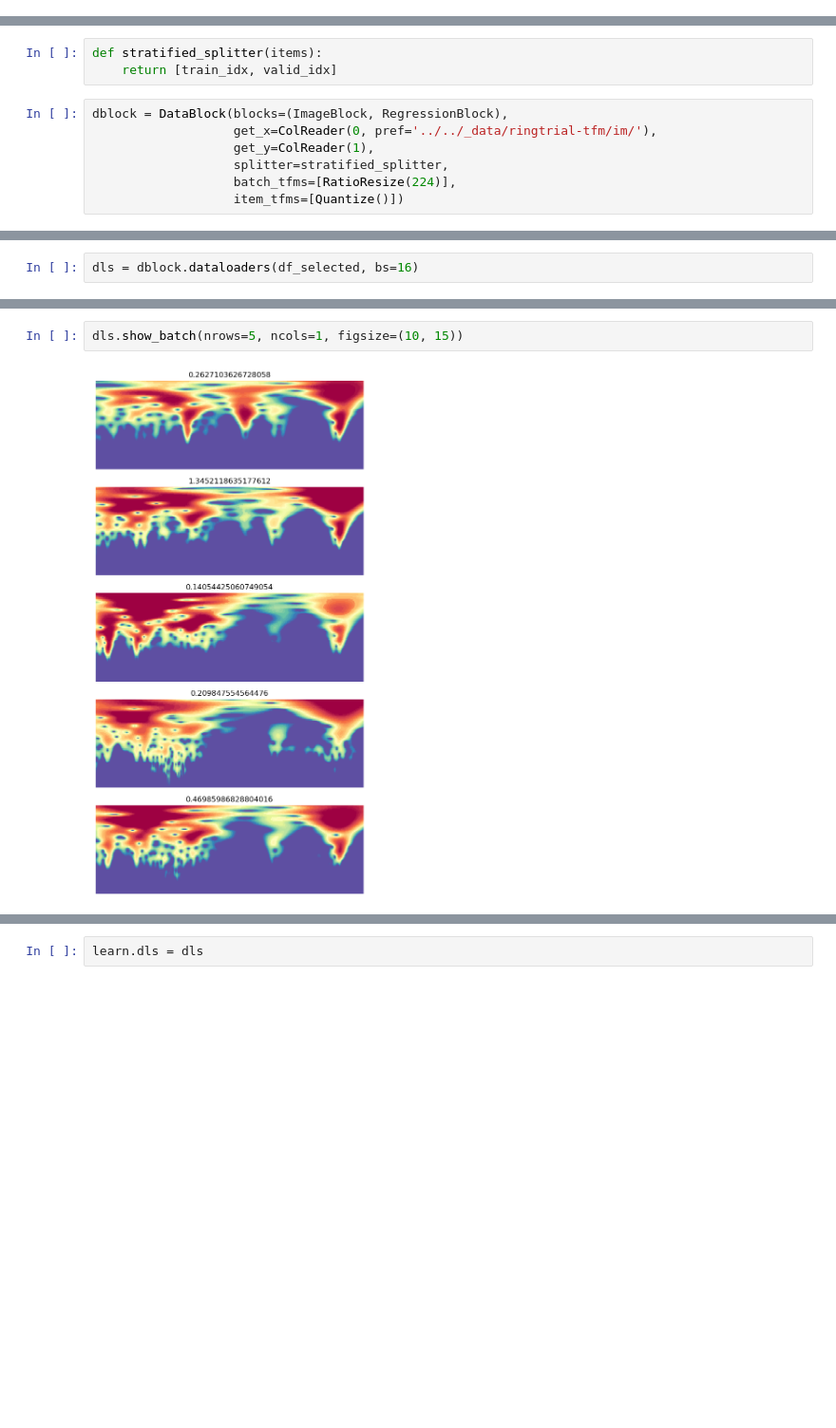
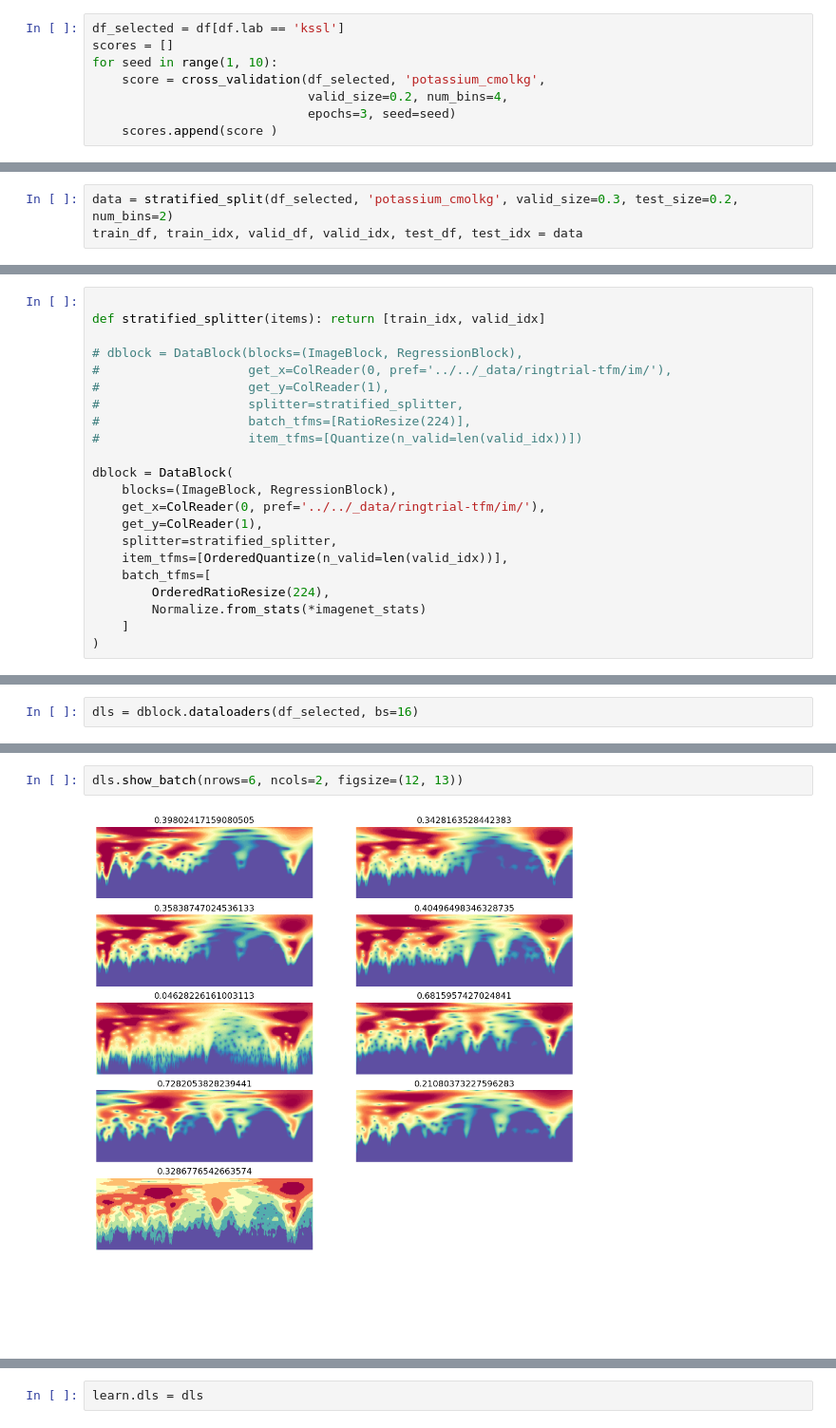
Before and after one commit to franckalbinet/uhina, a Jupyter notebook: nbs/example/ringtrial.ipynb, the cells around one changed output, grey strips where cells are left out. Shown at 95% size. Saved outputs shown, nothing was run; the diff lists cells and outputs as text; blank space fills up the shorter version.

```diff
--- a/nbs/example/ringtrial.ipynb
+++ b/nbs/example/ringtrial.ipynb
@@ -363,0 +601,8 @@ test_df = df_selected.iloc[test_idx]
+# %%
+df_selected = df[df.lab == 'kssl']
+scores = []
+for seed in range(1, 10):
+    score = cross_validation(df_selected, 'potassium_cmolkg',
+                             valid_size=0.2, num_bins=4,
+                             epochs=3, seed=seed)
+    scores.append(score )
@@ -363,0 +658,3 @@ test_df = df_selected.iloc[test_idx]
+# %%
+data = stratified_split(df_selected, 'potassium_cmolkg', valid_size=0.3, test_size=0.2, num_bins=2)
+train_df, train_idx, valid_df, valid_idx, test_df, test_idx = data
@@ -386,10 +702,22 @@ test_df
-# %%
-def stratified_splitter(items):
-    return [train_idx, valid_idx]
 # %%
-dblock = DataBlock(blocks=(ImageBlock, RegressionBlock),
-                   get_x=ColReader(0, pref='../../_data/ringtrial-tfm/im/'),
-                   get_y=ColReader(1),
-                   splitter=stratified_splitter,
-                   batch_tfms=[RatioResize(224)],
-                   item_tfms=[Quantize()])
+
+def stratified_splitter(items): return [train_idx, valid_idx]
+
+# dblock = DataBlock(blocks=(ImageBlock, RegressionBlock),
+#                    get_x=ColReader(0, pref='../../_data/ringtrial-tfm/im/'),
+#                    get_y=ColReader(1),
+#                    splitter=stratified_splitter,
+#                    batch_tfms=[RatioResize(224)],
+#                    item_tfms=[Quantize(n_valid=len(valid_idx))])
+
+dblock = DataBlock(
+    blocks=(ImageBlock, RegressionBlock),
+    get_x=ColReader(0, pref='../../_data/ringtrial-tfm/im/'),
+    get_y=ColReader(1),
+    splitter=stratified_splitter,
+    item_tfms=[OrderedQuantize(n_valid=len(valid_idx))],
+    batch_tfms=[
+        OrderedRatioResize(224),
+        Normalize.from_stats(*imagenet_stats)
+    ]
+)
@@ -402,4 +750,4 @@ dls.train.n, dls.valid.n
 # %%
-dls.show_batch(nrows=5, ncols=1, figsize=(10, 15))
+dls.show_batch(nrows=6, ncols=2, figsize=(12, 13))
 # %% [output]
-[figure, old version]
+[figure, new version]
```
Also changed, not shown: parts of 108 cells of this notebook, 23 other files.
